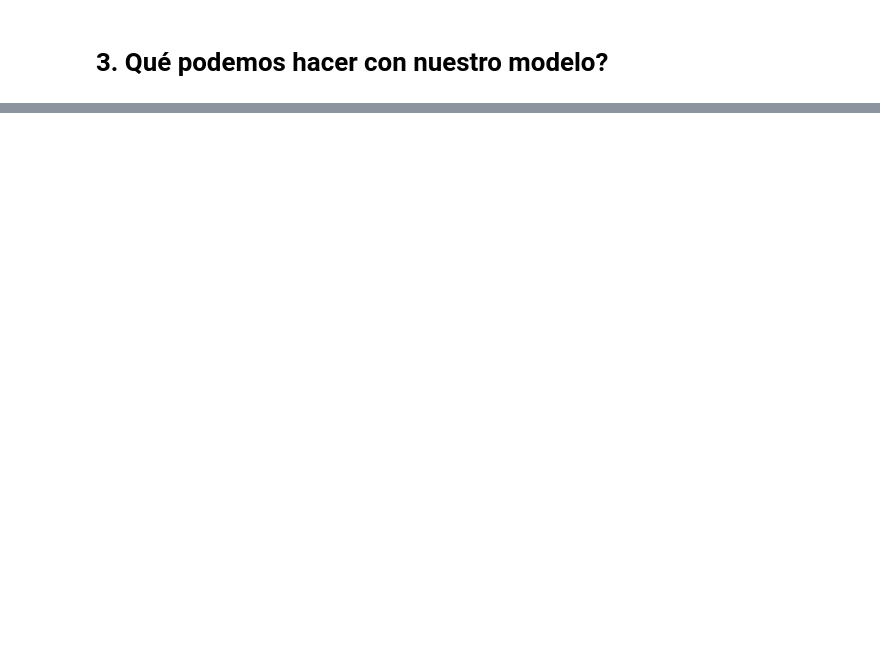
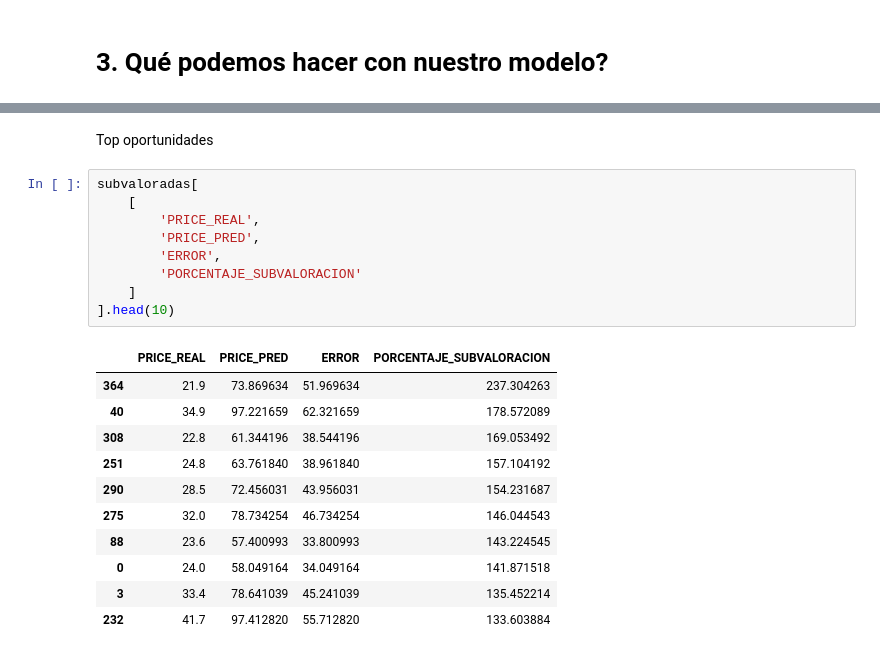
Before and after one commit to cesarqb/House-Price-Prediction-with-Machine-Learning, a Jupyter notebook: notebooks/housing_price_modeling.ipynb, the cells around one changed output, grey strips where cells are left out. Saved outputs shown, nothing was run; the diff lists cells and outputs as text; blank space fills up the shorter version.

```diff
--- a/notebooks/housing_price_modeling.ipynb
+++ b/notebooks/housing_price_modeling.ipynb
@@ -852,0 +924,23 @@ guardar_modelo(model_lasso, nombre_modelo="lasso")
+# %% [markdown]
+Top oportunidades
+# %%
+subvaloradas[
+    [
+        'PRICE_REAL',
+        'PRICE_PRED',
+        'ERROR',
+        'PORCENTAJE_SUBVALORACION'
+    ]
+].head(10)
+# %% [output]
+|  | PRICE_REAL | PRICE_PRED | ERROR | PORCENTAJE_SUBVALORACION |
+| 364 | 21.9 | 73.869634 | 51.969634 | 237.304263 |
+| 40 | 34.9 | 97.221659 | 62.321659 | 178.572089 |
+| 308 | 22.8 | 61.344196 | 38.544196 | 169.053492 |
+| 251 | 24.8 | 63.761840 | 38.961840 | 157.104192 |
+| 290 | 28.5 | 72.456031 | 43.956031 | 154.231687 |
+| 275 | 32.0 | 78.734254 | 46.734254 | 146.044543 |
+| 88 | 23.6 | 57.400993 | 33.800993 | 143.224545 |
+| 0 | 24.0 | 58.049164 | 34.049164 | 141.871518 |
+| 3 | 33.4 | 78.641039 | 45.241039 | 135.452214 |
+| 232 | 41.7 | 97.412820 | 55.712820 | 133.603884 |
```
Also changed, not shown: parts of 11 cells of this notebook, 6 other files.
